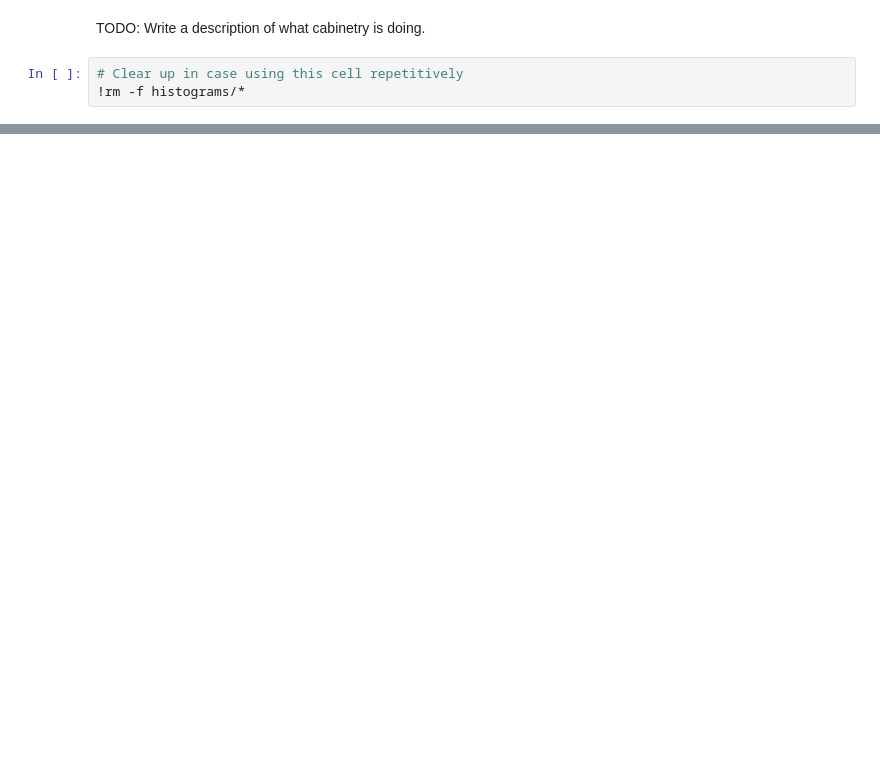
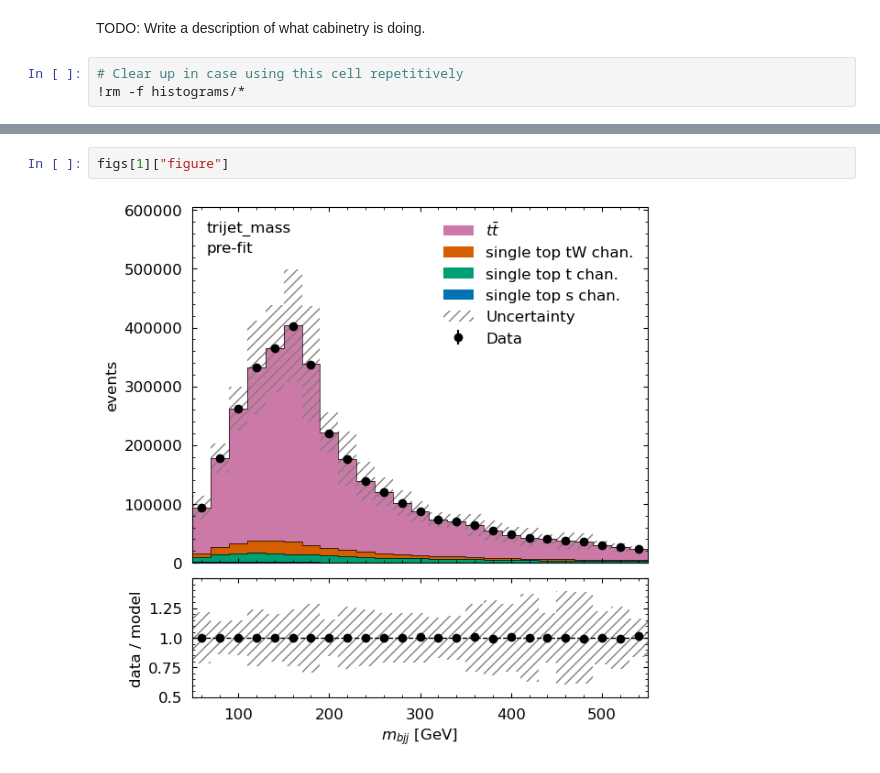
Before and after one commit to iris-hep/agc-physlite, a Jupyter notebook: main_code.ipynb, the cells around one changed output, grey strips where cells are left out. Cells and saved outputs as stored; diff of their text form; blank space fills up the shorter version.

```diff
--- a/main_code.ipynb
+++ b/main_code.ipynb
@@ -467,0 +540,4 @@ figs[0]["figure"]
+# %%
+figs[1]["figure"]
+# %% [output]
+[figure, added]
```
Also changed, not shown: parts of 20 cells of this notebook, 2 other files.
